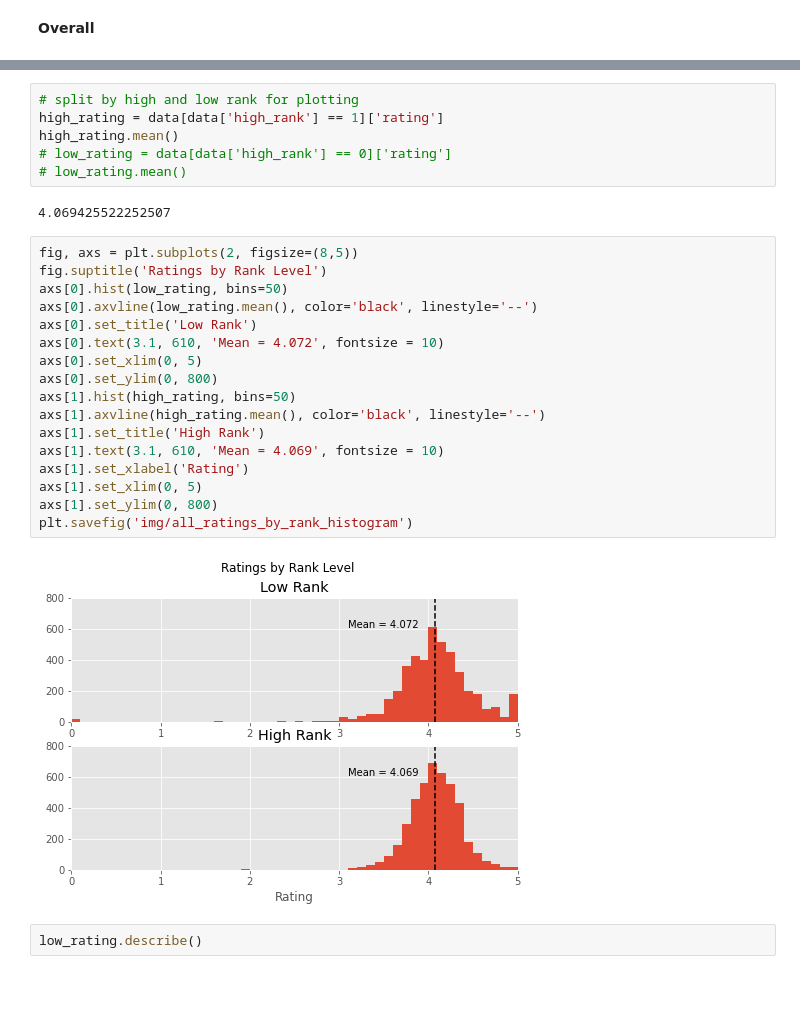
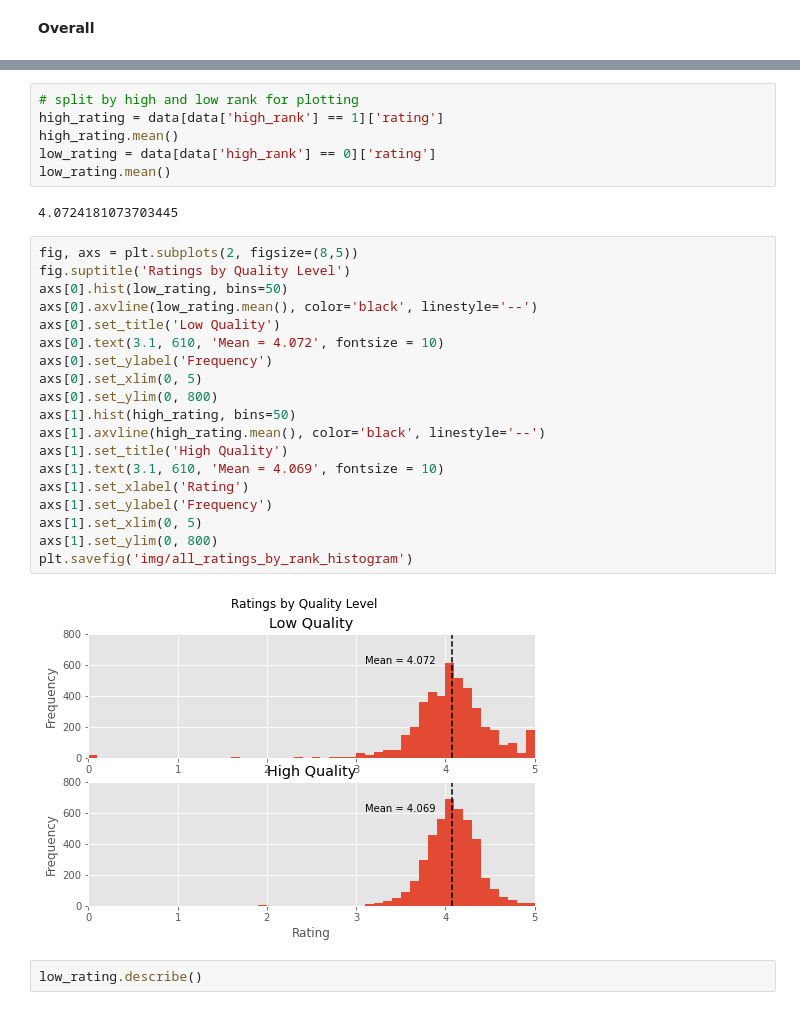
Before and after one commit to Shredder42/must_read_books, a Jupyter notebook: eda.ipynb, the cells around one changed output, grey strips where cells are left out. Saved outputs shown, nothing was run; the diff lists cells and outputs as text.

```diff
--- a/eda.ipynb
+++ b/eda.ipynb
@@ -95,29 +95,31 @@ data[data['rating'] < 3]
 # split by high and low rank for plotting
 high_rating = data[data['high_rank'] == 1]['rating']
 high_rating.mean()
-# low_rating = data[data['high_rank'] == 0]['rating']
-# low_rating.mean()
+low_rating = data[data['high_rank'] == 0]['rating']
+low_rating.mean()
 # %% [output]
-4.069425522252507
+4.0724181073703445
 # %%
 fig, axs = plt.subplots(2, figsize=(8,5))
-fig.suptitle('Ratings by Rank Level')
+fig.suptitle('Ratings by Quality Level')
 axs[0].hist(low_rating, bins=50)
 axs[0].axvline(low_rating.mean(), color='black', linestyle='--')
-axs[0].set_title('Low Rank')
+axs[0].set_title('Low Quality')
 axs[0].text(3.1, 610, 'Mean = 4.072', fontsize = 10)
+axs[0].set_ylabel('Frequency')
 axs[0].set_xlim(0, 5)
 axs[0].set_ylim(0, 800)
 axs[1].hist(high_rating, bins=50)
 axs[1].axvline(high_rating.mean(), color='black', linestyle='--')
-axs[1].set_title('High Rank')
+axs[1].set_title('High Quality')
 axs[1].text(3.1, 610, 'Mean = 4.069', fontsize = 10)
 axs[1].set_xlabel('Rating')
+axs[1].set_ylabel('Frequency')
 axs[1].set_xlim(0, 5)
 axs[1].set_ylim(0, 800)
 plt.savefig('img/all_ratings_by_rank_histogram')
 # %% [output]
-[figure, old version]
+[figure, new version]
 # %%
 low_rating.describe()
 # %% [output]
```
Also changed, not shown: parts of 1 cell of this notebook, 2 other files.
